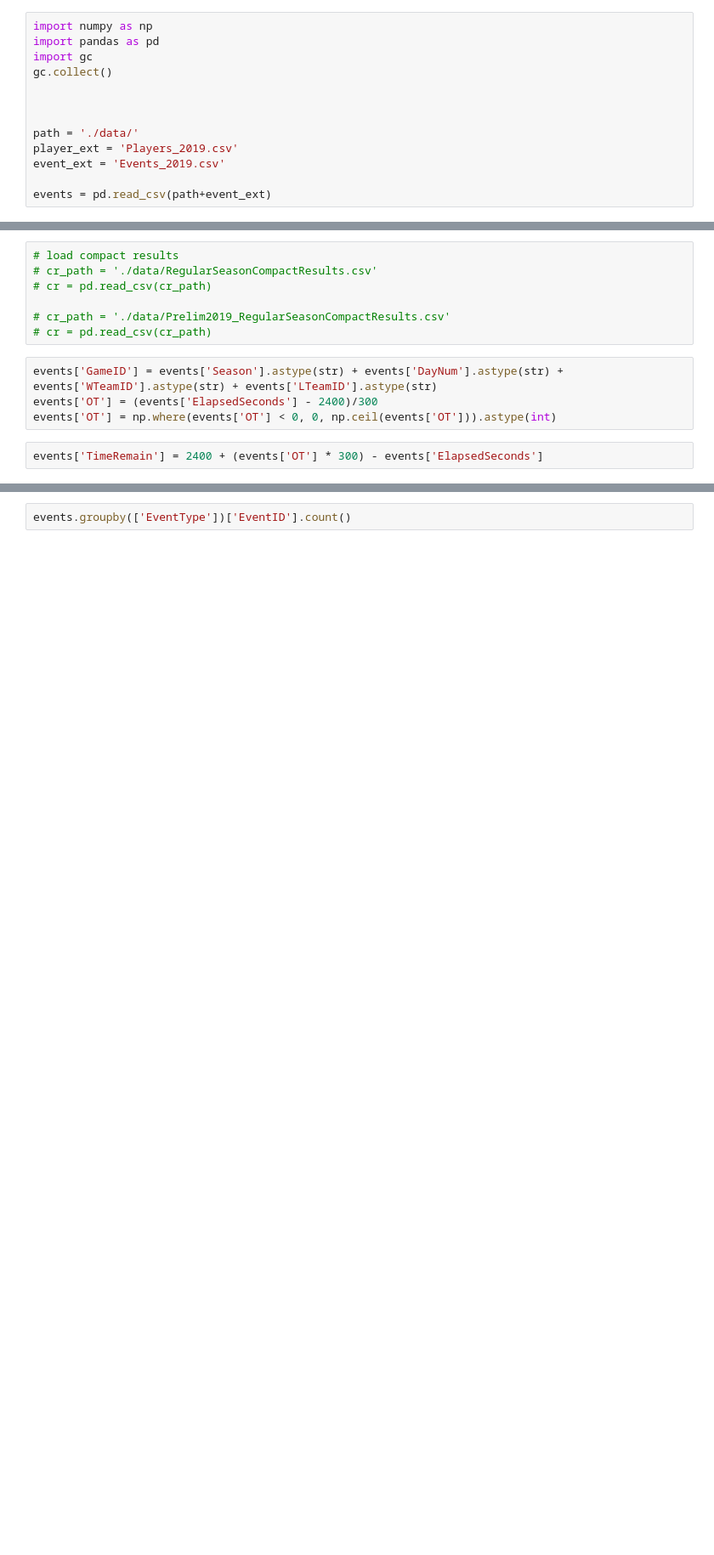
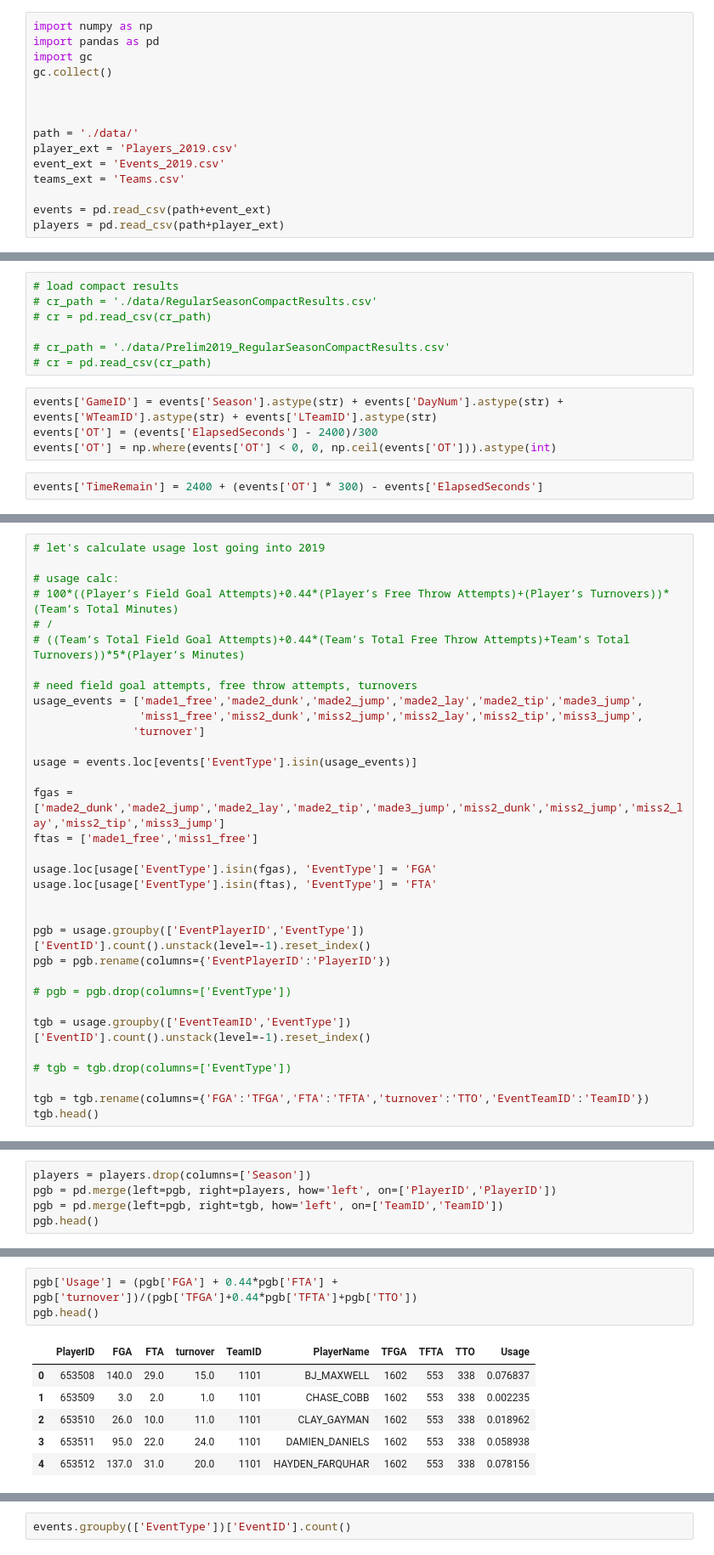
Before and after one commit to btatkinson/ncaa_hoops, a Jupyter notebook: Exploratory.ipynb, the cells around one changed output, grey strips where cells are left out. Shown: that part at 85% size. Saved outputs shown, nothing was run; the diff lists cells and outputs as text; blank space fills up the shorter version.

Commit message:
added usage

```diff
--- a/Exploratory.ipynb
+++ b/Exploratory.ipynb
@@ -9,5 +9,7 @@ gc.collect()
 path = './data/'
 player_ext = 'Players_2019.csv'
 event_ext = 'Events_2019.csv'
+teams_ext = 'Teams.csv'
 
 events = pd.read_csv(path+event_ext)
+players = pd.read_csv(path+player_ext)
@@ -82,0 +121,33 @@ events['TimeRemain'] = 2400 + (events['OT'] * 300) - events['ElapsedSeconds']
+# %%
+# let's calculate usage lost going into 2019
+
+# usage calc:
+# 100*((Player’s Field Goal Attempts)+0.44*(Player’s Free Throw Attempts)+(Player’s Turnovers))*(Team’s Total Minutes)
+# /
+# ((Team’s Total Field Goal Attempts)+0.44*(Team’s Total Free Throw Attempts)+Team’s Total Turnovers))*5*(Player’s Minutes)
+
+# need field goal attempts, free throw attempts, turnovers
+usage_events = ['made1_free','made2_dunk','made2_jump','made2_lay','made2_tip','made3_jump',
+                'miss1_free','miss2_dunk','miss2_jump','miss2_lay','miss2_tip','miss3_jump',
+               'turnover']
+
+usage = events.loc[events['EventType'].isin(usage_events)]
+
+fgas = ['made2_dunk','made2_jump','made2_lay','made2_tip','made3_jump','miss2_dunk','miss2_jump','miss2_lay','miss2_tip','miss3_jump']
+ftas = ['made1_free','miss1_free']
+
+usage.loc[usage['EventType'].isin(fgas), 'EventType'] = 'FGA'
+usage.loc[usage['EventType'].isin(ftas), 'EventType'] = 'FTA'
+
+
+pgb = usage.groupby(['EventPlayerID','EventType'])['EventID'].count().unstack(level=-1).reset_index()
+pgb = pgb.rename(columns={'EventPlayerID':'PlayerID'})
+
+# pgb = pgb.drop(columns=['EventType'])
+
+tgb = usage.groupby(['EventTeamID','EventType'])['EventID'].count().unstack(level=-1).reset_index()
+
+# tgb = tgb.drop(columns=['EventType'])
+
+tgb = tgb.rename(columns={'FGA':'TFGA','FTA':'TFTA','turnover':'TTO','EventTeamID':'TeamID'})
+tgb.head()
@@ -82,0 +161,5 @@ events['TimeRemain'] = 2400 + (events['OT'] * 300) - events['ElapsedSeconds']
+# %%
+players = players.drop(columns=['Season'])
+pgb = pd.merge(left=pgb, right=players, how='left', on=['PlayerID','PlayerID'])
+pgb = pd.merge(left=pgb, right=tgb, how='left', on=['TeamID','TeamID'])
+pgb.head()
@@ -82,0 +173,10 @@ events['TimeRemain'] = 2400 + (events['OT'] * 300) - events['ElapsedSeconds']
+# %%
+pgb['Usage'] = (pgb['FGA'] + 0.44*pgb['FTA'] + pgb['turnover'])/(pgb['TFGA']+0.44*pgb['TFTA']+pgb['TTO'])
+pgb.head()
+# %% [output]
+|  | PlayerID | FGA | FTA | turnover | TeamID | PlayerName | TFGA | TFTA | TTO | Usage |
+| 0 | 653508 | 140.0 | 29.0 | 15.0 | 1101 | BJ_MAXWELL | 1602 | 553 | 338 | 0.076837 |
+| 1 | 653509 | 3.0 | 2.0 | 1.0 | 1101 | CHASE_COBB | 1602 | 553 | 338 | 0.002235 |
+| 2 | 653510 | 26.0 | 10.0 | 11.0 | 1101 | CLAY_GAYMAN | 1602 | 553 | 338 | 0.018962 |
+| 3 | 653511 | 95.0 | 22.0 | 24.0 | 1101 | DAMIEN_DANIELS | 1602 | 553 | 338 | 0.058938 |
+| 4 | 653512 | 137.0 | 31.0 | 20.0 | 1101 | HAYDEN_FARQUHAR | 1602 | 553 | 338 | 0.078156 |
```
Also changed, not shown: parts of 17 cells of this notebook, 2 other files.
